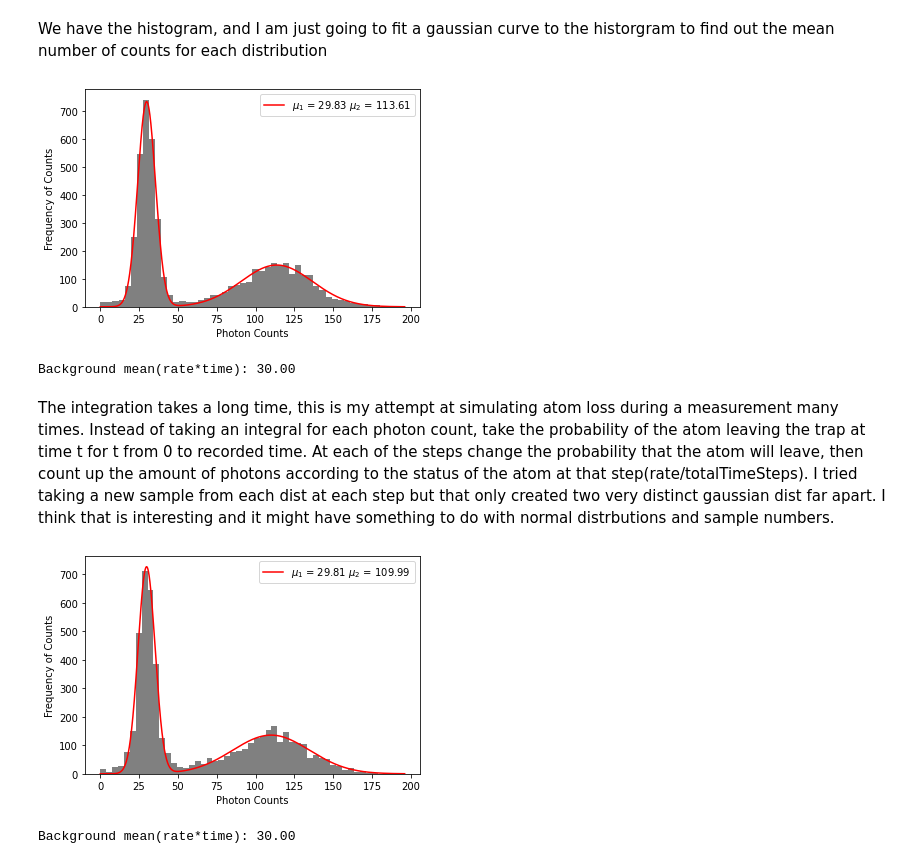
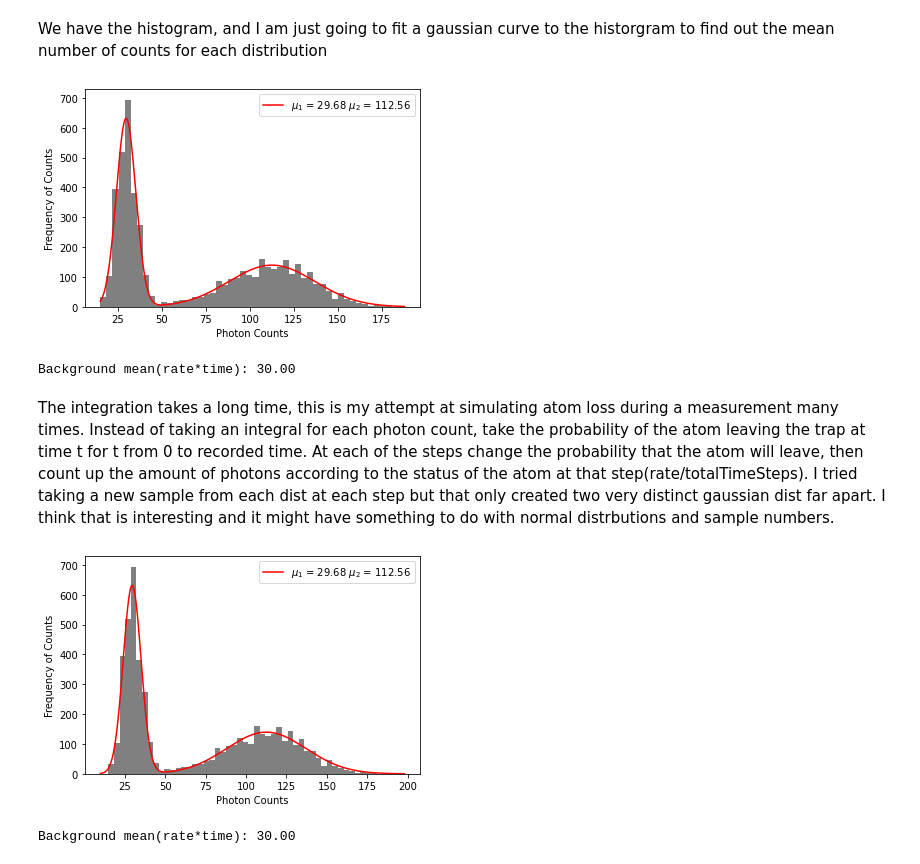
Before and after one commit to bpnordin/PhotonCount, a Jupyter notebook: main.ipynb, the cells around one changed output. Saved outputs shown, nothing was run; the diff lists cells and outputs as text; code cells hidden in the pictures.

```diff
--- a/main.ipynb
+++ b/main.ipynb
@@ -56,12 +56,12 @@ def singleAtom(recordTime,rate,lifeTime,xx):
     for i in tqdm(xx):
         #take the integral of the lifetime and the poisson dist
         val = quad(
-            lambda t,r,n,ts,tau:np.exp(-t/tau)/tau*poisson.pmf(n,r*t)+np.exp(-ts/tau)*poisson.pmf(n,r*ts),
+            lambda t,r,n,ts,tau:np.exp(-t/tau)/tau*poisson.pmf(n,r*t),
             0,
             recordTime,
             args = (rate,i,recordTime, lifeTime)
         )[0]
-        prob.append(val)
+        prob.append(val+np.exp(-recordTime/lifeTime)*poisson.pmf(i,rate*recordTime))
     #return the prob dist for all of the photon counts in xx
     return prob
 
@@ -91,27 +91,27 @@ We have the histogram, and I am just going to fit a gaussian curve to the histor
 # %%
 #the function as the addition of two gaussian curves
 def gaussian(x, amp1,cen1,sigma1, amp2,cen2,sigma2):
     return amp1*(1/(sigma1*(np.sqrt(2*np.pi))))*(np.exp((-1.0/2.0)*(((x-cen1)/sigma1)**2))) + \
             amp2*(1/(sigma2*(np.sqrt(2*np.pi))))*(np.exp((-1.0/2.0)*(((x-cen2)/sigma2)**2)))
 
 
 #the histogram and the bin heights and centers that will be used for fitting
 bin_heights, bin_borders, _ = plt.hist(hist,50)
 bin_centers = bin_borders[:-1] + np.diff(bin_borders) / 2
 #fit with guess p0
-popt, pcov = curve_fit(gaussian, bin_centers, bin_heights, p0=[700, 35, 1, 100, 125, 1])
+popt, pcov = curve_fit(gaussian, bin_centers, bin_heights, p0=[700, 30, 1, 150, 125, 5])
 
 x_interval_for_fit = np.linspace(bin_borders[0], bin_borders[-1], 10000)
 
 plt.plot(x_interval_for_fit, gaussian(x_interval_for_fit, *popt), label=r"$\mu_1$ = %.2f $\mu_2$ = %.2f"%(popt[1],popt[4]),color = 'r')
 plt.hist(hist,50,color = 'gray')
 plt.legend()
 plt.xlabel("Photon Counts")
 plt.ylabel("Frequency of Counts")
 plt.show()
 print ("Background mean(rate*time): %.2f" %(recordTime*rateBackground))
 # %% [output]
-[figure, old version]
+[figure, new version]
 Background mean(rate*time): 30.00
 # %% [markdown]
 The integration takes a long time, this is my attempt at simulating atom loss during a measurement many times. Instead of taking an integral for each photon count, take the probability of the atom leaving the trap at time t for t from 0 to recorded time. At each of the steps change the probability that the atom will leave, then count up the amount of photons according to the status of the atom at that step(rate/totalTimeSteps). I tried taking a new sample from each dist at each step but that only created two very distinct gaussian dist far apart. I think that is interesting and it might have something to do with normal distrbutions and sample numbers.
@@ -168,5 +168,5 @@ plt.ylabel("Frequency of Counts")
 plt.show()
 print ("Background mean(rate*time): %.2f" %(recordTime*rateBackground))
 # %% [output]
-[figure, old version]
+[figure, new version]
 Background mean(rate*time): 30.00
```
